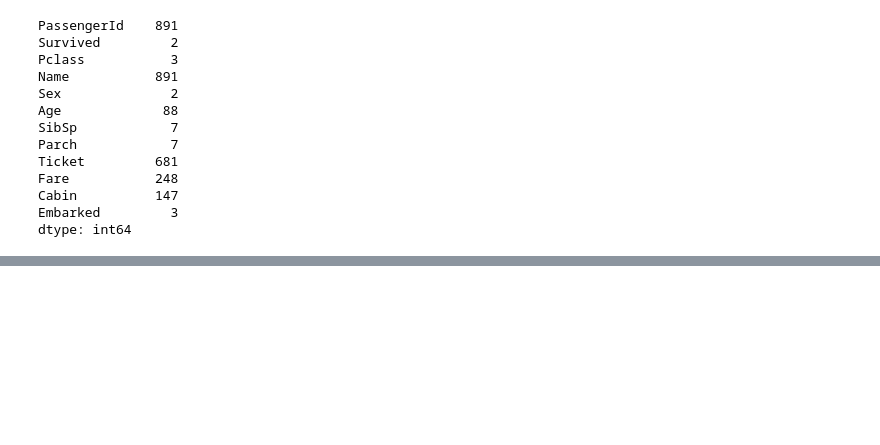
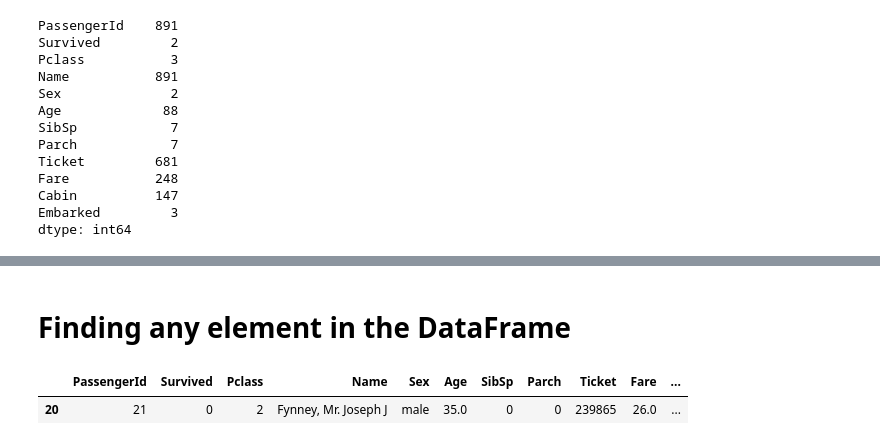
Before and after one commit to saeemane05/Python_Data_Analysis_Fundamental, a Jupyter notebook: PANDAS/03_transformation_and_features.ipynb, the cells around one changed output, grey strips where cells are left out. Cells and saved outputs as stored; diff of their text form; code cells hidden in the pictures; blank space fills up the shorter version.

```diff
--- a/PANDAS/03_transformation_and_features.ipynb
+++ b/PANDAS/03_transformation_and_features.ipynb
@@ -110,0 +203,7 @@ Name: count, Length: 183, dtype: int64
+# %% [markdown]
+# Finding any element in the DataFrame
+# %%
+df[df['Name'] == "Fynney, Mr. Joseph J"]
+# %% [output]
+|  | PassengerId | Survived | Pclass | Name | Sex | Age | SibSp | Parch | Ticket | Fare | ... |
+| 20 | 21 | 0 | 2 | Fynney, Mr. Joseph J | male | 35.0 | 0 | 0 | 239865 | 26.0 | ... |
```
Also changed, not shown: parts of 11 cells of this notebook, 3 other files.
